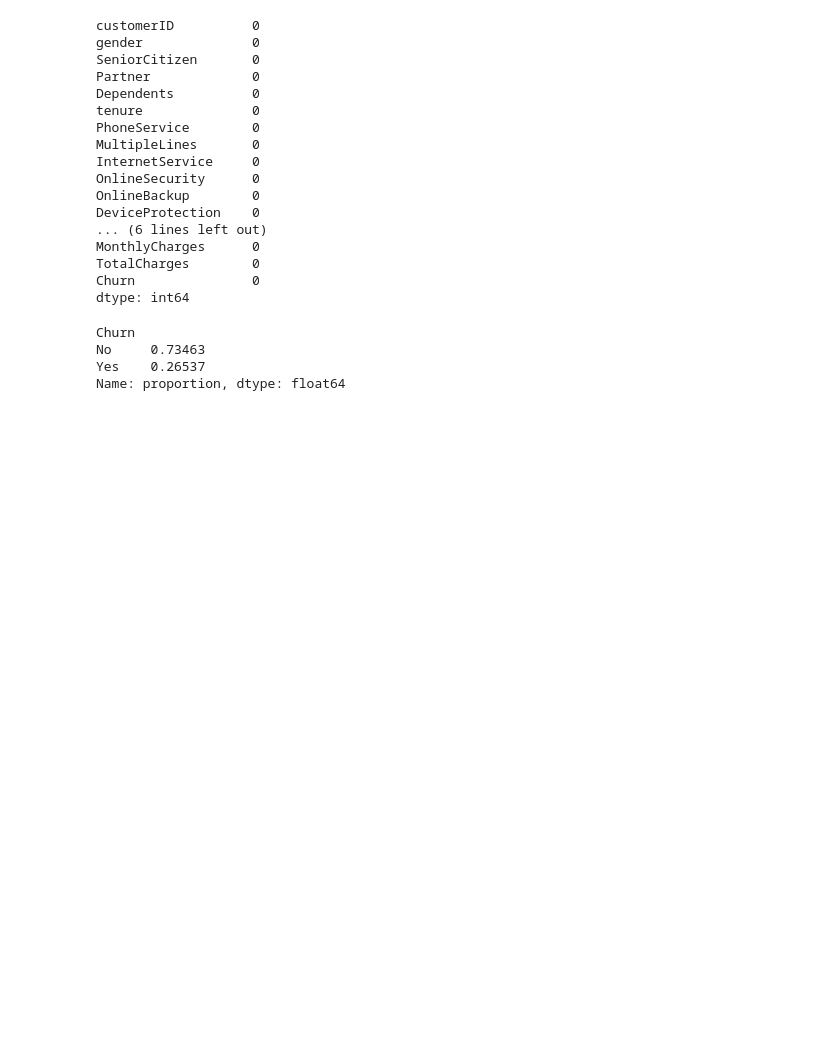
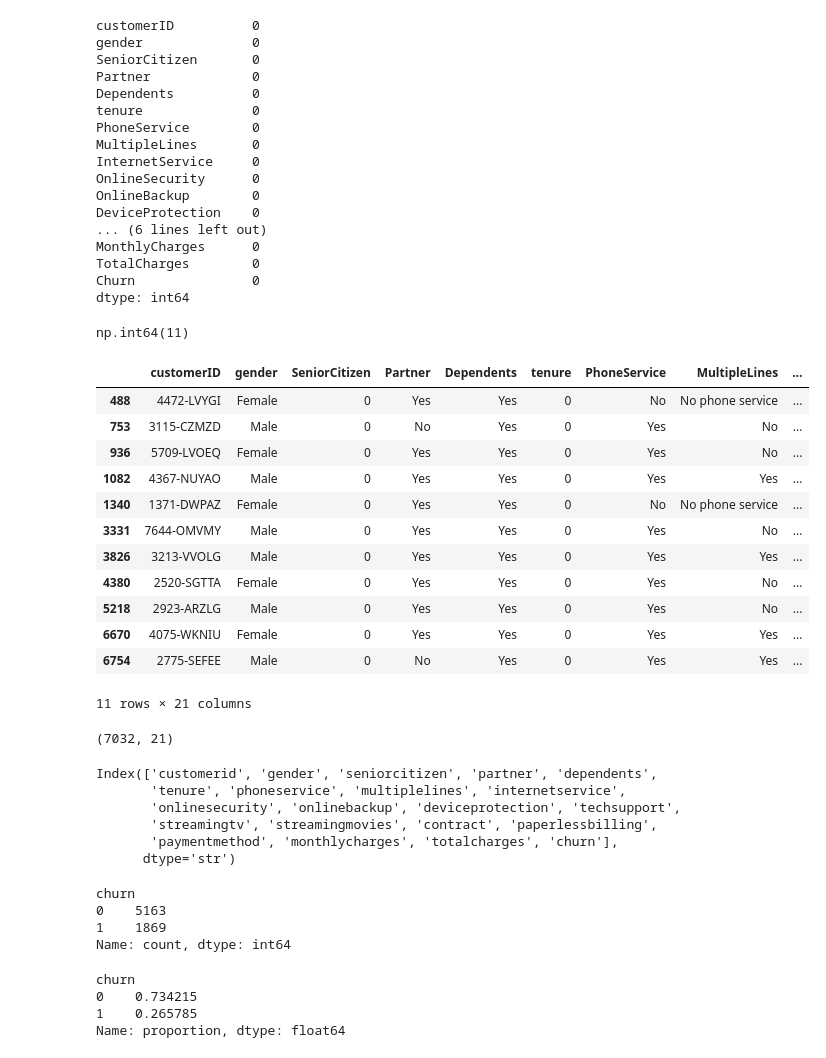
Before and after one commit to rudraksh-tyagi/ai-ml-log, a Jupyter notebook: ML_ZoomCamp/churn_prediction (session 3)/churn_perdiction.ipynb, the cells around one changed output. Drawn from its saved outputs; the diff is of its cells as text; code cells hidden in the pictures; blank space fills up the shorter version.

```diff
--- a/ML_ZoomCamp/churn_prediction (session 3)/churn_perdiction.ipynb
+++ b/ML_ZoomCamp/churn_prediction (session 3)/churn_perdiction.ipynb
@@ -36,9 +52,60 @@ TotalCharges        0
 Churn               0
 dtype: int64
 # %%
-data.Churn.value_counts(normalize=True)
+data['TotalCharges'].sample(10 , random_state=2)
+data['TotalCharges'].str.strip().eq('').sum()
+data['TotalCharges'] = pd.to_numeric(
+    data['TotalCharges'],
+    errors='coerce'
+)
-# %% [output]
-Churn
-No     0.73463
-Yes    0.26537
-Name: proportion, dtype: float64
+# %%
+data['TotalCharges'].isnull().sum()
+# %% [output]
+np.int64(11)
+# %%
+data[data['TotalCharges'].isnull()]
+# %% [output]
+|  | customerID | gender | SeniorCitizen | Partner | Dependents | tenure | PhoneService | MultipleLines | ... |
+| 488 | 4472-LVYGI | Female | 0 | Yes | Yes | 0 | No | No phone service | ... |
+| 753 | 3115-CZMZD | Male | 0 | No | Yes | 0 | Yes | No | ... |
+| 936 | 5709-LVOEQ | Female | 0 | Yes | Yes | 0 | Yes | No | ... |
+| 1082 | 4367-NUYAO | Male | 0 | Yes | Yes | 0 | Yes | Yes | ... |
+| 1340 | 1371-DWPAZ | Female | 0 | Yes | Yes | 0 | No | No phone service | ... |
+| 3331 | 7644-OMVMY | Male | 0 | Yes | Yes | 0 | Yes | No | ... |
+| 3826 | 3213-VVOLG | Male | 0 | Yes | Yes | 0 | Yes | Yes | ... |
+| 4380 | 2520-SGTTA | Female | 0 | Yes | Yes | 0 | Yes | No | ... |
+| 5218 | 2923-ARZLG | Male | 0 | Yes | Yes | 0 | Yes | No | ... |
+| 6670 | 4075-WKNIU | Female | 0 | Yes | Yes | 0 | Yes | Yes | ... |
+| 6754 | 2775-SEFEE | Male | 0 | No | Yes | 0 | Yes | Yes | ... |
+11 rows × 21 columns
+# %%
+data = data.dropna(subset=['TotalCharges'])
+# data[data['TotalCharges'].isnull()]"""  """
+data.shape
+# %% [output]
+(7032, 21)
+# %%
+data.columns = data.columns.str.lower().str.replace(' ' , '_')
+data.columns
+# %% [output]
+Index(['customerid', 'gender', 'seniorcitizen', 'partner', 'dependents',
+       'tenure', 'phoneservice', 'multiplelines', 'internetservice',
+       'onlinesecurity', 'onlinebackup', 'deviceprotection', 'techsupport',
+       'streamingtv', 'streamingmovies', 'contract', 'paperlessbilling',
+       'paymentmethod', 'monthlycharges', 'totalcharges', 'churn'],
+      dtype='str')
+# %%
+data.churn = (data.churn == 'Yes').astype(int)
+data.churn.value_counts()
+# %% [output]
+churn
+0    5163
+1    1869
+Name: count, dtype: int64
+# %%
+data.churn.value_counts(normalize=True)
+# %% [output]
+churn
+0    0.734215
+1    0.265785
+Name: proportion, dtype: float64
```
Also changed, not shown: parts of 17 cells of this notebook.
